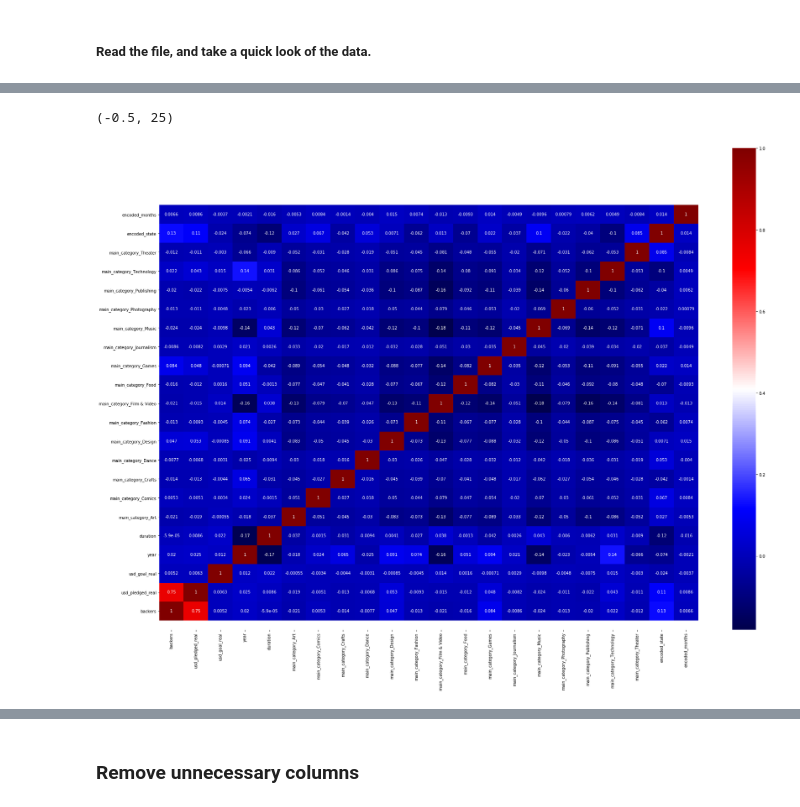
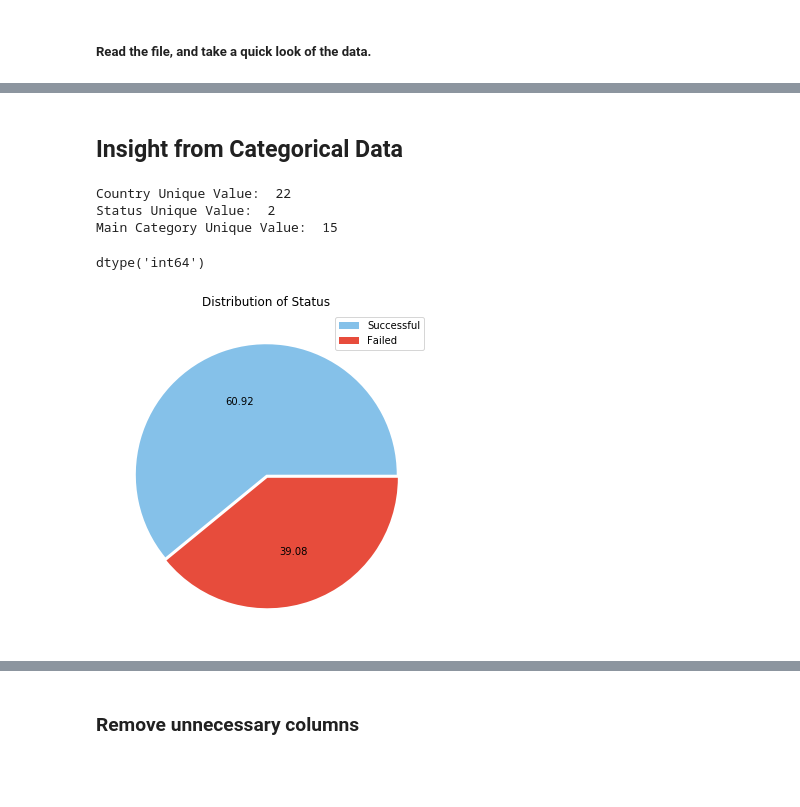
Before and after one commit to stvnc/JCDS07_FinalProject_VincentAngelo, a Jupyter notebook: FinalProjectKickstarter.ipynb, the cells around one changed output, grey strips where cells are left out. Saved outputs shown, nothing was run; the diff lists cells and outputs as text; code cells hidden in the pictures; blank space fills up the shorter version.

```diff
--- a/FinalProjectKickstarter.ipynb
+++ b/FinalProjectKickstarter.ipynb
@@ -116,5 +115,0 @@ ksDf.head()
-# %%
-ksDf['launched_day'] = ksDf['launched'].dt.weekday_name
-ksDf['launched_month'] = ksDf['launched'].dt.month_name()
-
-ksDf.head()
@@ -444,5 +115,0 @@ Just like days, we'll assume that months will impact the outcome as well.
-# %%
-ksDf[ksDf['state'] == 'canceled'] = np.NaN
-ksDf[ksDf['state'] == 'live'] = np.NaN
-ksDf[ksDf['state'] == 'suspended'] = np.NaN
-ksDf[ksDf['state'] == 'undefined'] = np.NaN
@@ -511,7 +116,28 @@ clDf.tail()
-# %%
-plt.figure(figsize = (30,22))
-sb.heatmap(clDf.corr(), cmap = 'seismic', annot=True)
-plt.ylim(-0.5, 25)
-# %% [output]
-(-0.5, 25)
-[figure, removed]
+# %% [markdown]
+## Insight from Categorical Data
+# %%
+print("Country Unique Value: ", len(ksDf['country'].unique()))
+print("Status Unique Value: ", len(ksDf['status'].unique()))
+print("Main Category Unique Value: ", len(ksDf['main_category'].unique()))
+# %% [output]
+Country Unique Value:  22
+Status Unique Value:  2
+Main Category Unique Value:  15
+# %%
+ksDf['start_month'].dtype
+# %% [output]
+dtype('int64')
+# %%
+state = ksDf["status"].value_counts()
+
+label = ['Successful', 'Failed']
+value = list(state.values)
+# %%
+colors = ['#85C1E9', '#E74C3C']
+plt.figure(figsize = (12,6))
+plt.title('Distribution of Status')
+plt.pie(value, autopct='%.2f',explode=[0,0.025], colors = colors)
+plt.legend(['Successful', 'Failed'])
+plt.show()
+# %% [output]
+[figure, added]
```
Also changed, not shown: parts of 83 cells of this notebook, 9 other files.
